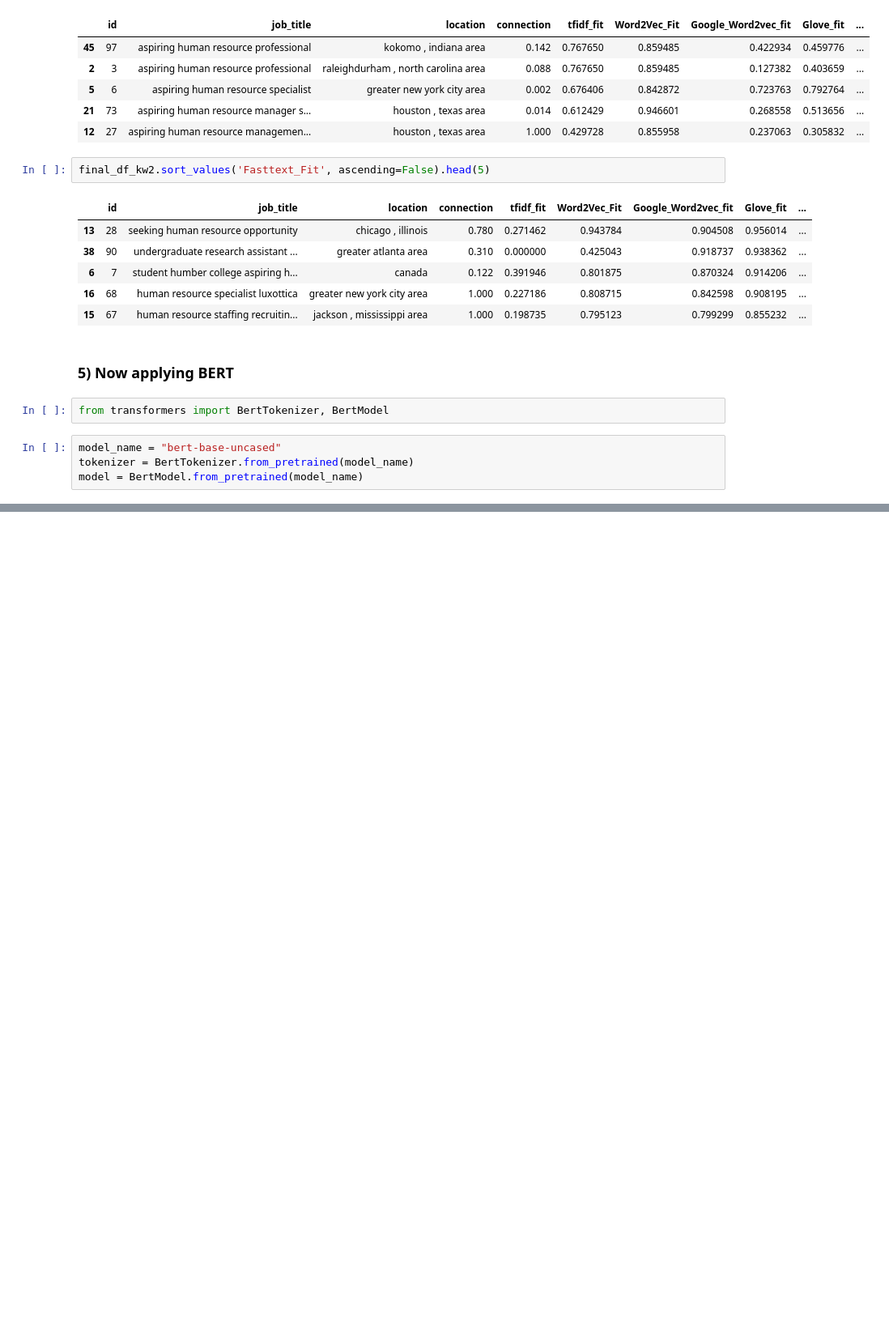
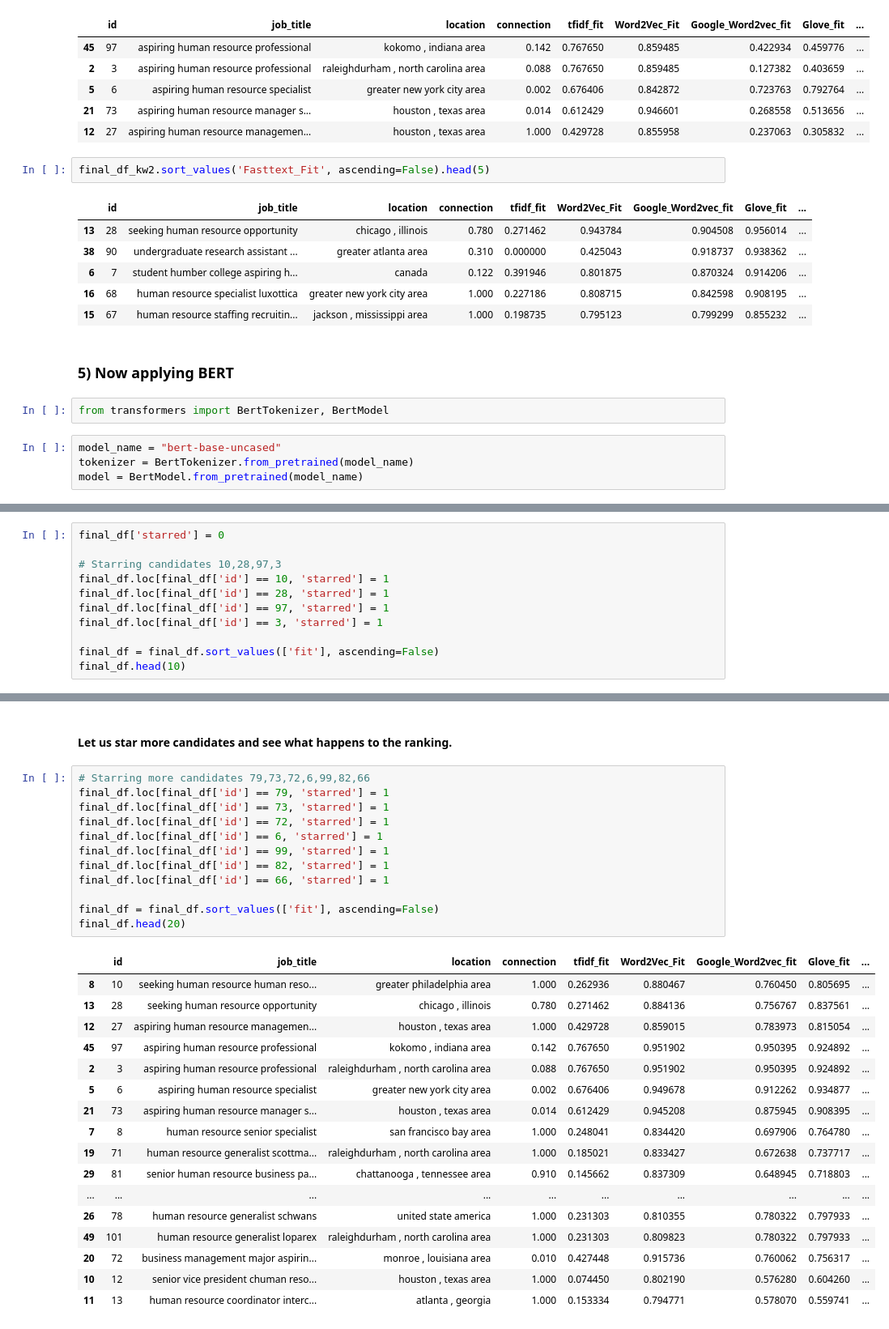
Before and after one commit to Charu21/JyltHfGSAETLOOVj, a Jupyter notebook: PotentialTalents.ipynb, the cells around one changed output, grey strips where cells are left out. Shown at 81% size. Cells and saved outputs as stored; diff of their text form; blank space fills up the shorter version.

```diff
--- a/PotentialTalents.ipynb
+++ b/PotentialTalents.ipynb
@@ -1076,0 +1100,11 @@ final_df_kw2.head()
+# %%
+final_df['starred'] = 0
+
+# Starring candidates 10,28,97,3
+final_df.loc[final_df['id'] == 10, 'starred'] = 1
+final_df.loc[final_df['id'] == 28, 'starred'] = 1
+final_df.loc[final_df['id'] == 97, 'starred'] = 1
+final_df.loc[final_df['id'] == 3, 'starred'] = 1
+
+final_df = final_df.sort_values(['fit'], ascending=False)
+final_df.head(10)
@@ -1076,0 +1208,32 @@ final_df_kw2.head()
+# %% [markdown]
+#### Let us star more candidates and see what happens to the ranking.
+# %%
+# Starring more candidates 79,73,72,6,99,82,66
+final_df.loc[final_df['id'] == 79, 'starred'] = 1
+final_df.loc[final_df['id'] == 73, 'starred'] = 1
+final_df.loc[final_df['id'] == 72, 'starred'] = 1
+final_df.loc[final_df['id'] == 6, 'starred'] = 1
+final_df.loc[final_df['id'] == 99, 'starred'] = 1
+final_df.loc[final_df['id'] == 82, 'starred'] = 1
+final_df.loc[final_df['id'] == 66, 'starred'] = 1
+
+final_df = final_df.sort_values(['fit'], ascending=False)
+final_df.head(20)
+# %% [output]
+|  | id | job_title | location | connection | tfidf_fit | Word2Vec_Fit | Google_Word2vec_fit | Glove_fit | ... |
+| 8 | 10 | seeking human resource human reso... | greater philadelphia area | 1.000 | 0.262936 | 0.880467 | 0.760450 | 0.805695 | ... |
+| 13 | 28 | seeking human resource opportunity | chicago , illinois | 0.780 | 0.271462 | 0.884136 | 0.756767 | 0.837561 | ... |
+| 12 | 27 | aspiring human resource managemen... | houston , texas area | 1.000 | 0.429728 | 0.859015 | 0.783973 | 0.815054 | ... |
+| 45 | 97 | aspiring human resource professional | kokomo , indiana area | 0.142 | 0.767650 | 0.951902 | 0.950395 | 0.924892 | ... |
+| 2 | 3 | aspiring human resource professional | raleighdurham , north carolina area | 0.088 | 0.767650 | 0.951902 | 0.950395 | 0.924892 | ... |
+| 5 | 6 | aspiring human resource specialist | greater new york city area | 0.002 | 0.676406 | 0.949678 | 0.912262 | 0.934877 | ... |
+| 21 | 73 | aspiring human resource manager s... | houston , texas area | 0.014 | 0.612429 | 0.945208 | 0.875945 | 0.908395 | ... |
+| 7 | 8 | human resource senior specialist | san francisco bay area | 1.000 | 0.248041 | 0.834420 | 0.697906 | 0.764780 | ... |
+| 19 | 71 | human resource generalist scottma... | raleighdurham , north carolina area | 1.000 | 0.185021 | 0.833427 | 0.672638 | 0.737717 | ... |
+| 29 | 81 | senior human resource business pa... | chattanooga , tennessee area | 0.910 | 0.145662 | 0.837309 | 0.648945 | 0.718803 | ... |
+| ... | ... | ... | ... | ... | ... | ... | ... | ... | ... |
+| 26 | 78 | human resource generalist schwans | united state america | 1.000 | 0.231303 | 0.810355 | 0.780322 | 0.797933 | ... |
+| 49 | 101 | human resource generalist loparex | raleighdurham , north carolina area | 1.000 | 0.231303 | 0.809823 | 0.780322 | 0.797933 | ... |
+| 20 | 72 | business management major aspirin... | monroe , louisiana area | 0.010 | 0.427448 | 0.915736 | 0.760062 | 0.756317 | ... |
+| 10 | 12 | senior vice president chuman reso... | houston , texas area | 1.000 | 0.074450 | 0.802190 | 0.576280 | 0.604260 | ... |
+| 11 | 13 | human resource coordinator interc... | atlanta , georgia | 1.000 | 0.153334 | 0.794771 | 0.578070 | 0.559741 | ... |
```
Also changed, not shown: parts of 101 cells of this notebook.
